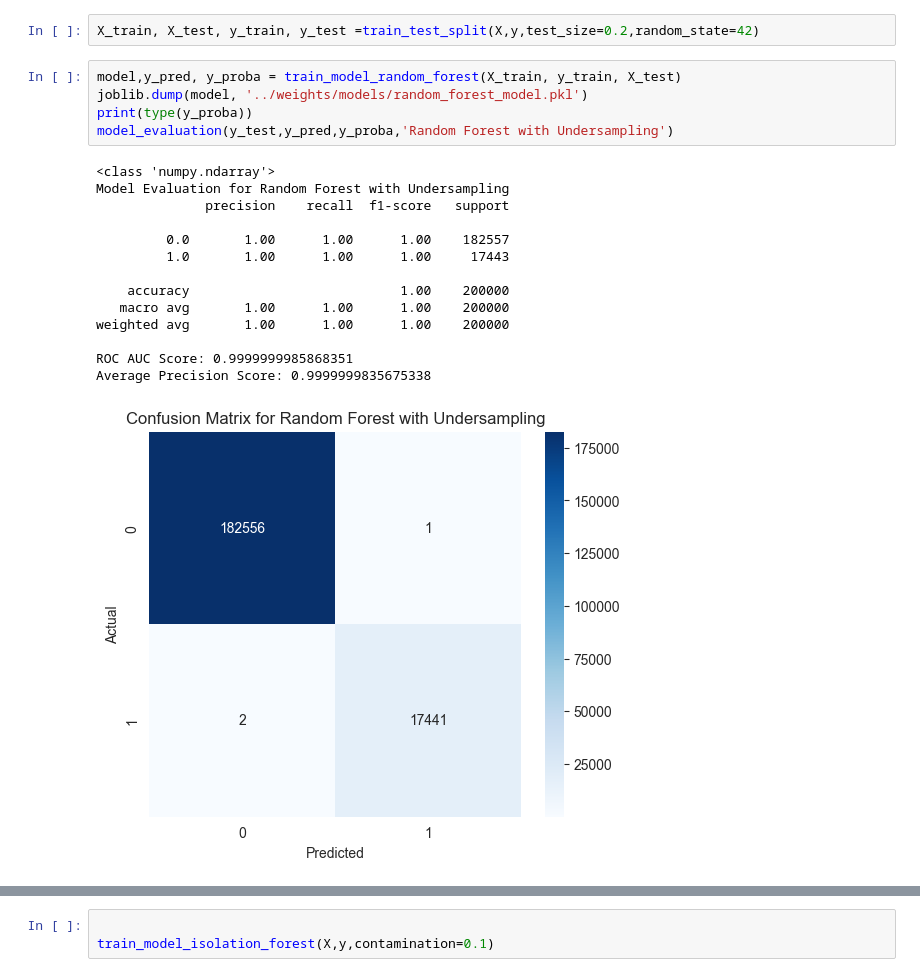
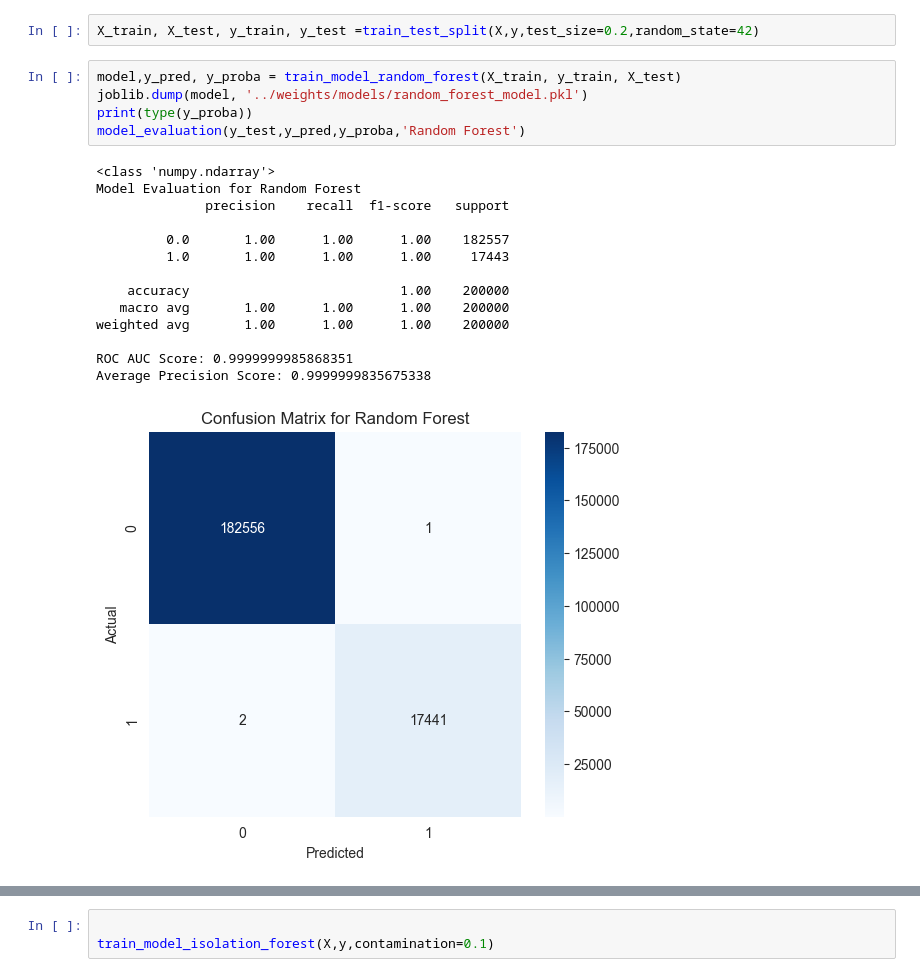
Before and after one commit to ran-extern/credit_card_fraud_detection, a Jupyter notebook: src/model_train.ipynb, the cells around one changed output, grey strips where cells are left out. Saved outputs shown, nothing was run; the diff lists cells and outputs as text.

```diff
--- a/src/model_train.ipynb
+++ b/src/model_train.ipynb
@@ -103,20 +100,20 @@ X_train, X_test, y_train, y_test =train_test_split(X,y,test_size=0.2,random_stat
 # %%
 model,y_pred, y_proba = train_model_random_forest(X_train, y_train, X_test)
 joblib.dump(model, '../weights/models/random_forest_model.pkl')
 print(type(y_proba))
-model_evaluation(y_test,y_pred,y_proba,'Random Forest with Undersampling')
+model_evaluation(y_test,y_pred,y_proba,'Random Forest')
 # %% [output]
 <class 'numpy.ndarray'>
-Model Evaluation for Random Forest with Undersampling
+Model Evaluation for Random Forest
               precision    recall  f1-score   support
 
          0.0       1.00      1.00      1.00    182557
          1.0       1.00      1.00      1.00     17443
 
     accuracy                           1.00    200000
    macro avg       1.00      1.00      1.00    200000
 weighted avg       1.00      1.00      1.00    200000
 
 ROC AUC Score: 0.9999999985868351
 Average Precision Score: 0.9999999835675338
-[figure, old version]
+[figure, new version]
```
Also changed, not shown: parts of 5 cells of this notebook, 14 other files.
